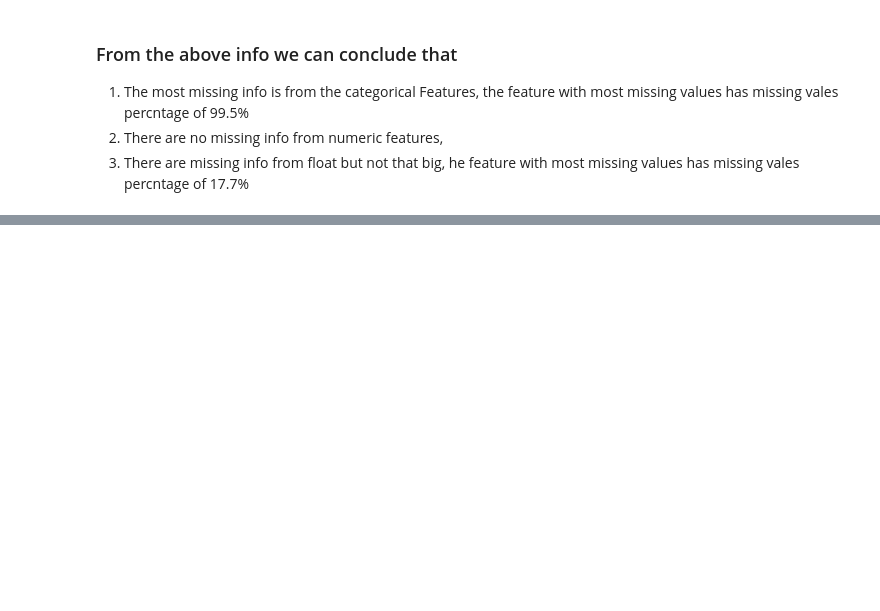
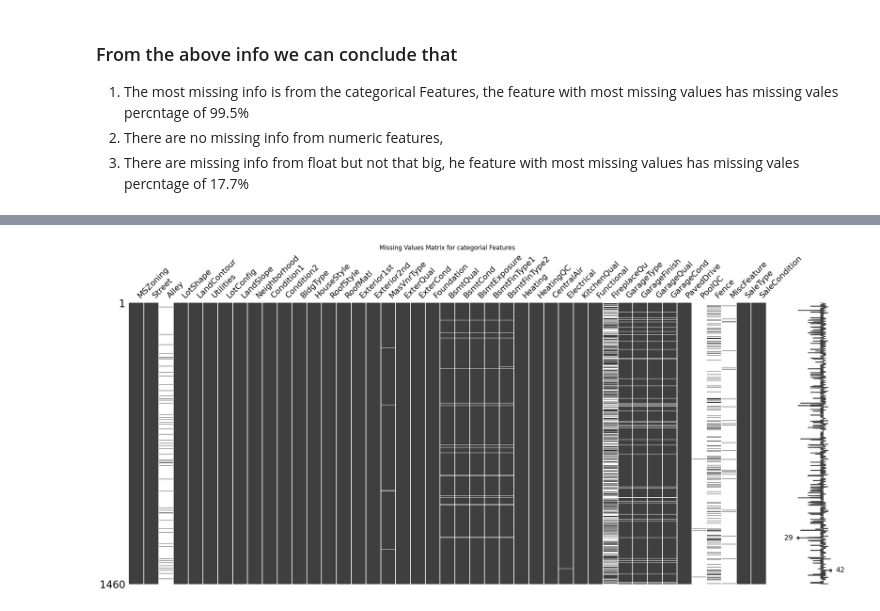
Before and after one commit to mohannadrateb/Data-Science-Eng-Portfolio, a Jupyter notebook: Regression/Housing_prices_ADV/Housing_prices_ADV.ipynb, the cells around one changed output, grey strips where cells are left out. Cells and saved outputs as stored; diff of their text form; code cells hidden in the pictures; blank space fills up the shorter version.

```diff
--- a/Regression/Housing_prices_ADV/Housing_prices_ADV.ipynb
+++ b/Regression/Housing_prices_ADV/Housing_prices_ADV.ipynb
@@ -130,0 +165,6 @@ dtype: float64
+# %%
+msno.matrix(categorical_features)
+plt.title('Missing Values Matrix for categorial Features')
+plt.show()
+# %% [output]
+[figure, added]
```
Also changed, not shown: parts of 9 cells of this notebook, 19 other files.
